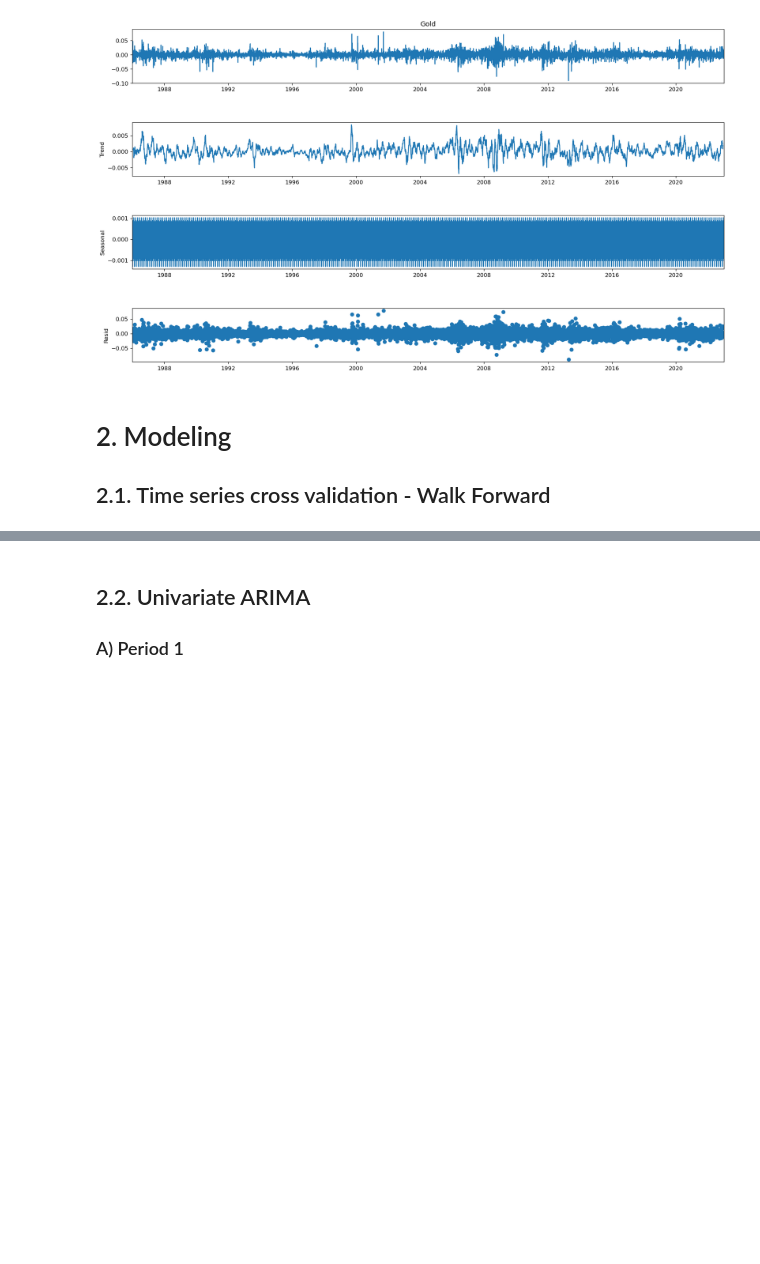
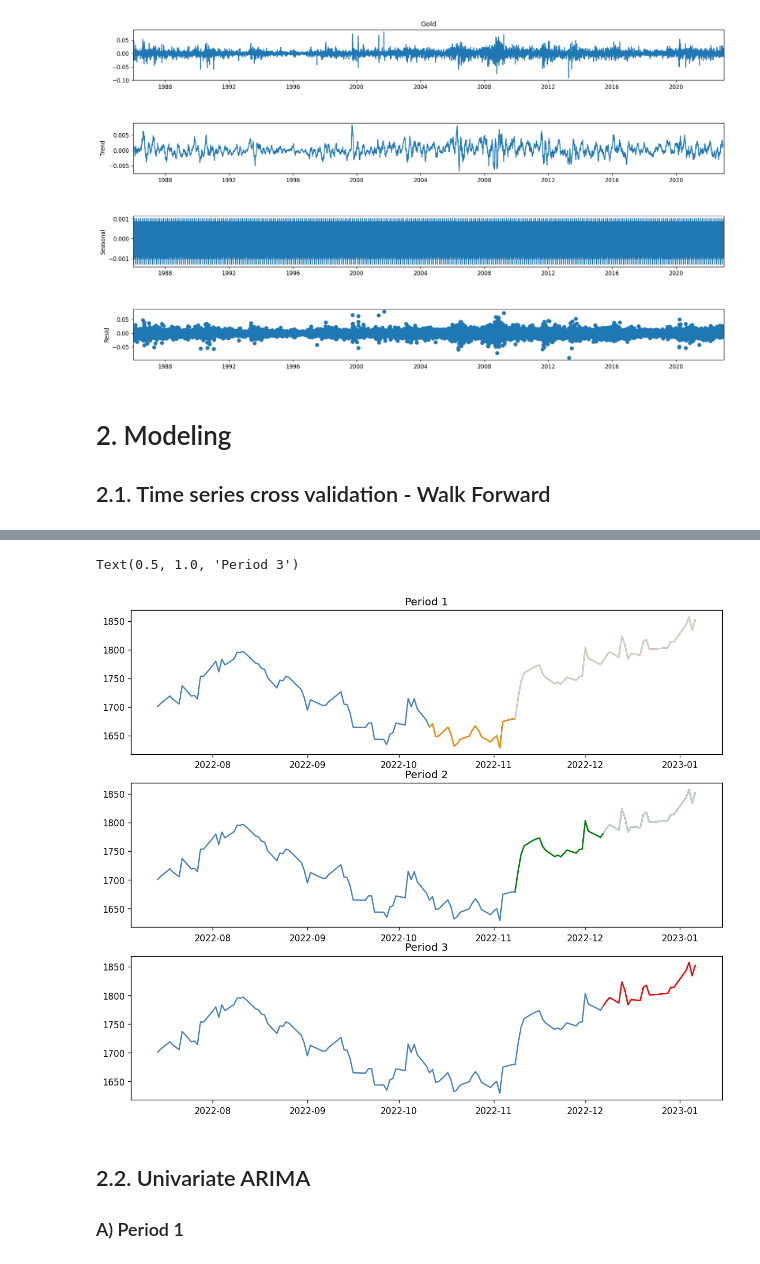
Before and after one commit to maxbranting/gold-forecast, a Jupyter notebook: Models/Price/ARIMA.ipynb, the cells around one changed output, grey strips where cells are left out. Saved outputs shown, nothing was run; the diff lists cells and outputs as text; code cells hidden in the pictures; blank space fills up the shorter version.

Commit message:
arima WF plots

```diff
--- a/Models/Price/ARIMA.ipynb
+++ b/Models/Price/ARIMA.ipynb
@@ -149,3 +150,24 @@ Text(0.5, 0, 'Date')
+# %%
+dfplt = df.iloc[-120:]
+
+fig, (ax1, ax2, ax3) = plt.subplots(3, figsize=(12,10))
+
+ax1.plot(dfplt.index, dfplt.Gold, color='steelblue')
+ax1.plot(dfplt.iloc[-60:].index, dfplt.iloc[-60:].Gold, color='darkorange')
+ax1.plot(dfplt.iloc[-40:].index, dfplt.iloc[-40:].Gold, color='lightgray')
+ax1.set_title('Period 1')
+
+ax2.plot(dfplt.index, dfplt.Gold, color='steelblue')
+ax2.plot(dfplt.iloc[-40:].index, dfplt.iloc[-40:].Gold, color='green')
+ax2.plot(dfplt.iloc[-20:].index, dfplt.iloc[-20:].Gold, color='lightgray')
+ax2.set_title('Period 2')
+
+ax3.plot(dfplt.index, dfplt.Gold, color='steelblue')
+ax3.plot(dfplt.iloc[-20:].index, dfplt.iloc[-20:].Gold, color='red')
+ax3.set_title('Period 3')
+# %% [output]
+Text(0.5, 1.0, 'Period 3')
+[figure, added]
 # %% [markdown]
 ## 2.2. Univariate ARIMA
 ### A) Period 1
```
Also changed, not shown: parts of 20 cells of this notebook.
